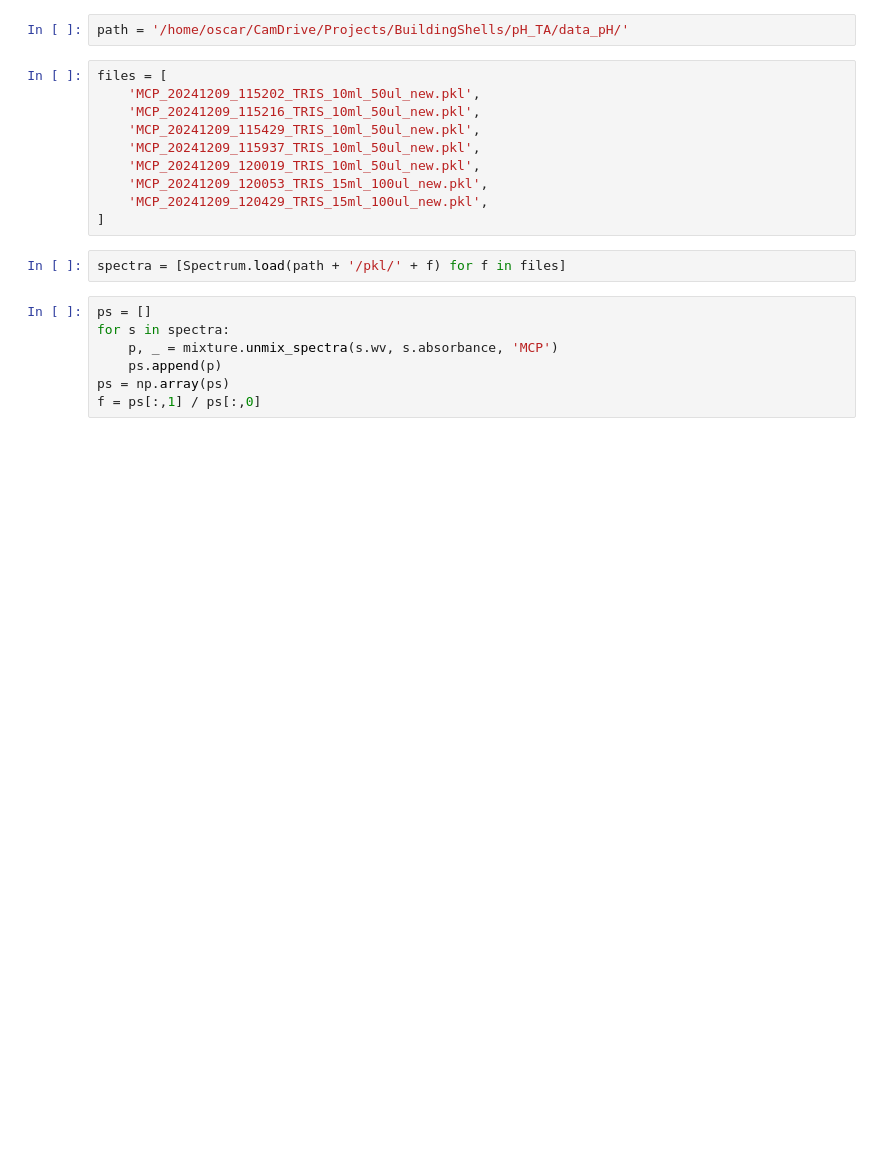
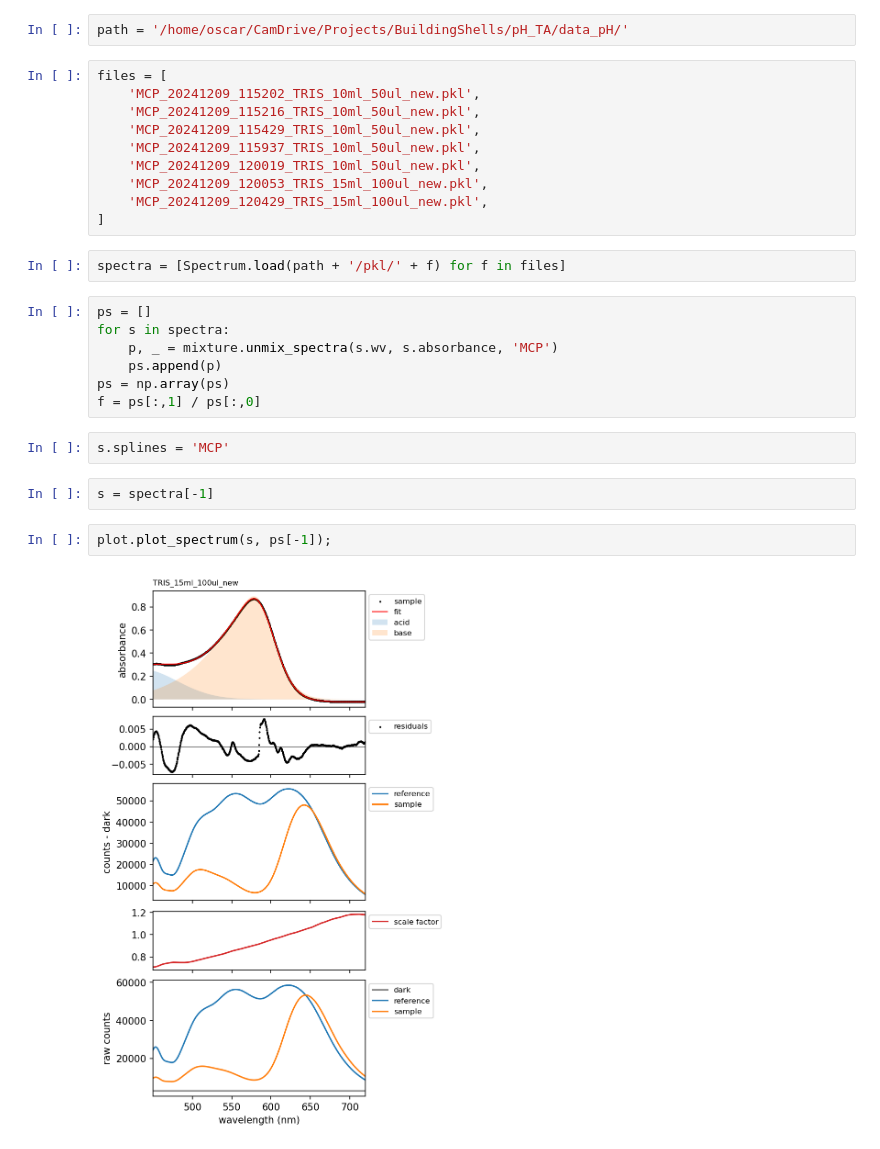
Before and after one commit to oscarbranson/carbspec, a Jupyter notebook: dev_KMCP.ipynb, the cells around one changed output. Saved outputs shown, nothing was run; the diff lists cells and outputs as text; blank space fills up the shorter version.

```diff
--- a/dev_KMCP.ipynb
+++ b/dev_KMCP.ipynb
@@ -28,6 +32,14 @@ for s in spectra:
     ps.append(p)
 ps = np.array(ps)
 f = ps[:,1] / ps[:,0]
+# %%
+s.splines = 'MCP'
+# %%
+s = spectra[-1]
+# %%
+plot.plot_spectrum(s, ps[-1]);
+# %% [output]
+[figure, added]
 # %%
 
 temps = []
```
Also changed, not shown: parts of 4 cells of this notebook.
